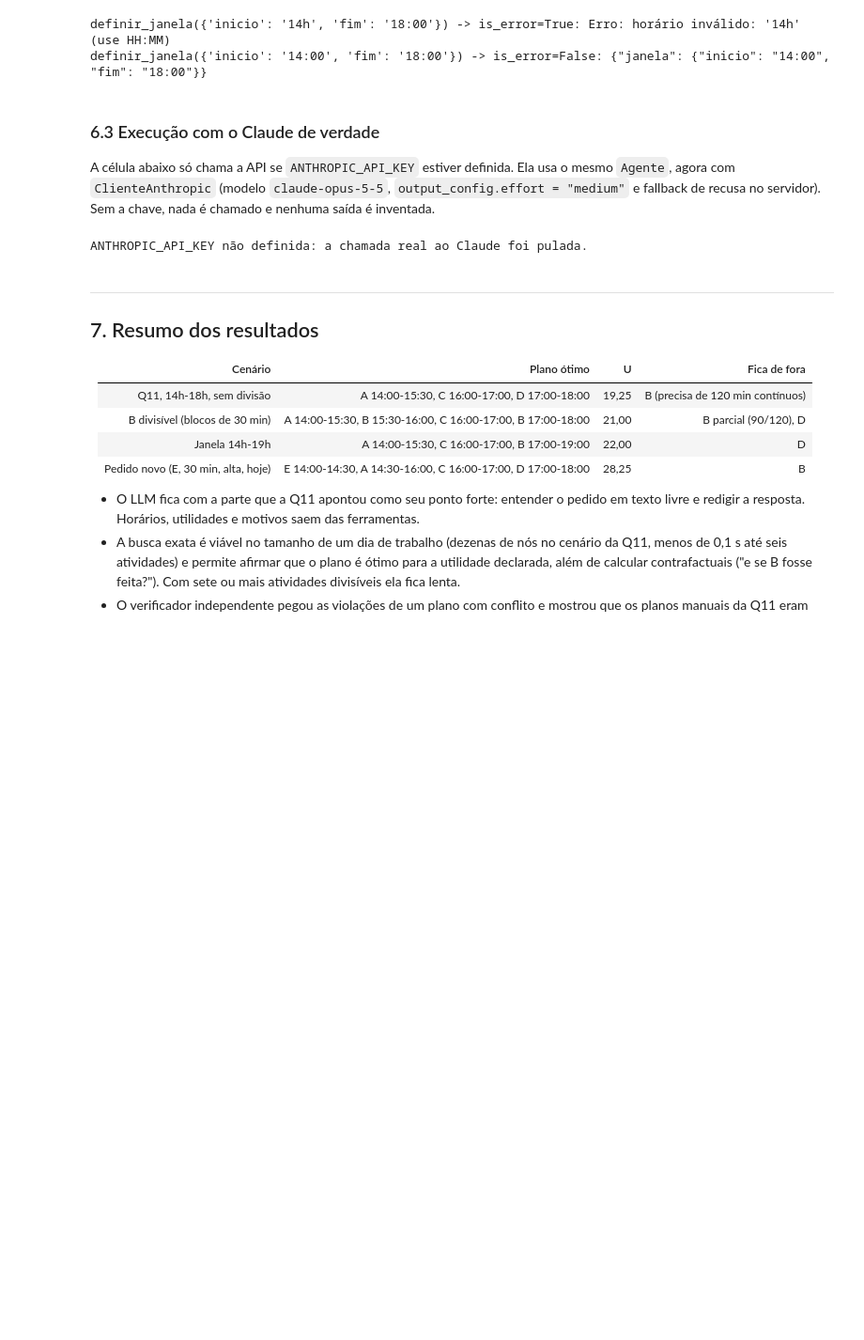
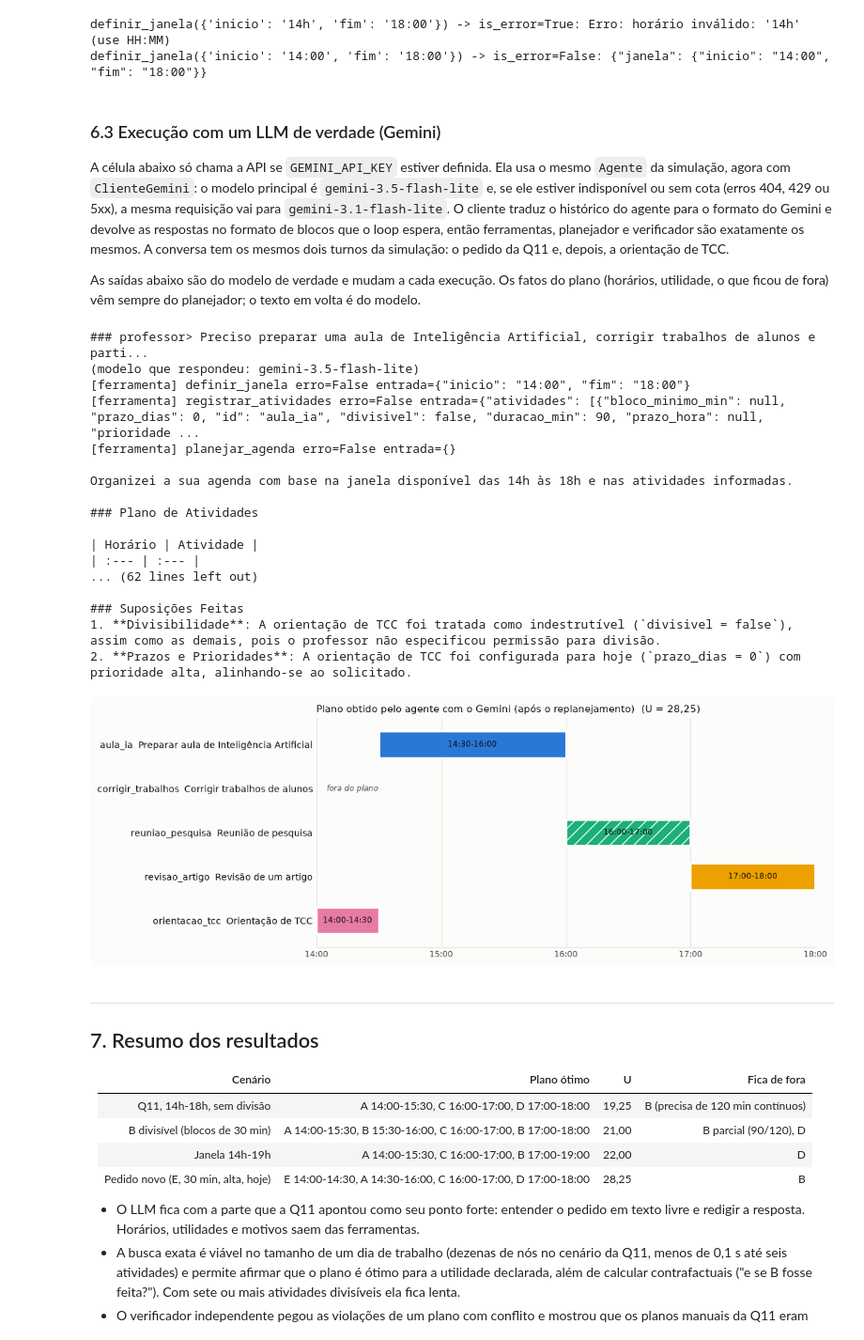
Before and after one commit to brunog2/lista2-ia-ufal, a Jupyter notebook: src/q12_agente_llm/q12_agente_llm.ipynb, the cells around one changed output. Shown at 94% size. Cells and saved outputs as stored; diff of their text form; code cells hidden in the pictures; blank space fills up the shorter version.

Commit message:
feat: q12 usa Gemini 3.5 Flash-Lite com reserva no 3.1 Flash-Lite e chave em .env ignorado

```diff
--- a/src/q12_agente_llm/q12_agente_llm.ipynb
+++ b/src/q12_agente_llm/q12_agente_llm.ipynb
@@ -485,26 +489,54 @@ for c in resposta.trace:
 definir_janela({'inicio': '14h', 'fim': '18:00'}) -> is_error=True: Erro: horário inválido: '14h' (use HH:MM)
 definir_janela({'inicio': '14:00', 'fim': '18:00'}) -> is_error=False: {"janela": {"inicio": "14:00", "fim": "18:00"}}
 # %% [markdown]
-### 6.3 Execução com o Claude de verdade
+### 6.3 Execução com um LLM de verdade (Gemini)
 
-A célula abaixo só chama a API se `ANTHROPIC_API_KEY` estiver definida. Ela usa o mesmo `Agente`, agora com
-`ClienteAnthropic` (modelo `claude-opus-5-5`, `output_config.effort = "medium"` e fallback de recusa no
-servidor). Sem a chave, nada é chamado e nenhuma saída é inventada.
+A célula abaixo só chama a API se `GEMINI_API_KEY` estiver definida. Ela usa o mesmo `Agente` da simulação,
+agora com `ClienteGemini`: o modelo principal é `gemini-3.5-flash-lite` e, se ele estiver indisponível ou sem
+cota (erros 404, 429 ou 5xx), a mesma requisição vai para `gemini-3.1-flash-lite`. O cliente traduz o
+histórico do agente para o formato do Gemini e devolve as respostas no formato de blocos que o loop espera,
+então ferramentas, planejador e verificador são exatamente os mesmos. A conversa tem os mesmos dois turnos da
+simulação: o pedido da Q11 e, depois, a orientação de TCC.
+
+As saídas abaixo são do modelo de verdade e mudam a cada execução. Os fatos do plano (horários, utilidade,
+o que ficou de fora) vêm sempre do planejador; o texto em volta é do modelo.
 # %%
-if os.environ.get('ANTHROPIC_API_KEY'):
-    agente_real = Agente(ClienteAnthropic(esforco='medium'))
-    resposta_real = agente_real.processar(PEDIDO_Q11)
-    for c in resposta_real.trace:
-        print(f"[ferramenta] {c.nome} erro={c.erro} entrada={json.dumps(c.entrada, ensure_ascii=False)[:150]}")
-    print()
-    print(resposta_real.texto)
+if os.environ.get('GEMINI_API_KEY'):
+    cliente_real = ClienteGemini()
+    agente_real = Agente(cliente_real)
+    for pedido in (PEDIDO_Q11, PEDIDO_NOVO):
+        resposta_real = agente_real.processar(pedido)
+        print(f'### professor> {pedido[:90]}...')
+        print(f'(modelo que respondeu: {cliente_real.modelo_usado})')
+        for c in resposta_real.trace:
+            print(f"[ferramenta] {c.nome} erro={c.erro} entrada={json.dumps(c.entrada, ensure_ascii=False)[:150]}")
+        print()
+        print(resposta_real.texto)
+        print()
     if resposta_real.resumo:
-        desenhar_gantt(resposta_real.resumo, 'Plano obtido pelo agente com o Claude')
+        desenhar_gantt(resposta_real.resumo, 'Plano obtido pelo agente com o Gemini (após o replanejamento)')
         plt.show()
 else:
-    print('ANTHROPIC_API_KEY não definida: a chamada real ao Claude foi pulada.')
+    print('GEMINI_API_KEY não definida: a chamada real ao LLM foi pulada.')
 # %% [output]
-ANTHROPIC_API_KEY não definida: a chamada real ao Claude foi pulada.
+### professor> Preciso preparar uma aula de Inteligência Artificial, corrigir trabalhos de alunos e parti...
+(modelo que respondeu: gemini-3.5-flash-lite)
+[ferramenta] definir_janela erro=False entrada={"inicio": "14:00", "fim": "18:00"}
+[ferramenta] registrar_atividades erro=False entrada={"atividades": [{"bloco_minimo_min": null, "prazo_dias": 0, "id": "aula_ia", "divisivel": false, "duracao_min": 90, "prazo_hora": null, "prioridade ...
+[ferramenta] planejar_agenda erro=False entrada={}
+
+Organizei a sua agenda com base na janela disponível das 14h às 18h e nas atividades informadas.
+
+### Plano de Atividades
+
+| Horário | Atividade |
+| :--- | :--- |
+... (62 lines left out)
+
+### Suposições Feitas
+1. **Divisibilidade**: A orientação de TCC foi tratada como indestrutível (`divisivel = false`), assim como as demais, pois o professor não especificou permissão para divisão.
+2. **Prazos e Prioridades**: A orientação de TCC foi configurada para hoje (`prazo_dias = 0`) com prioridade alta, alinhando-se ao solicitado.
+[figure, added]
 # %% [markdown]
 ---
 ## 7. Resumo dos resultados
```
Also changed, not shown: parts of 5 cells of this notebook, 8 other files.
